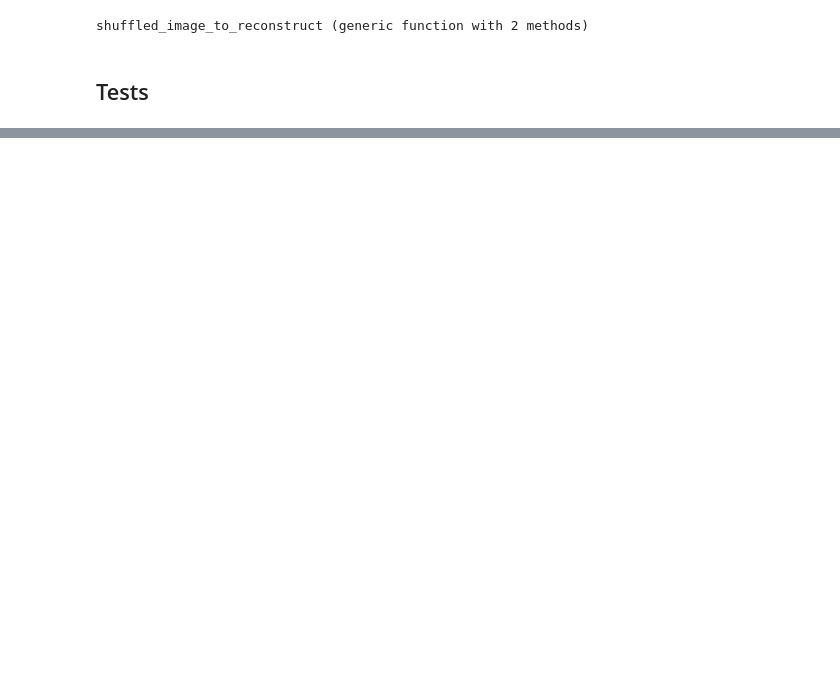
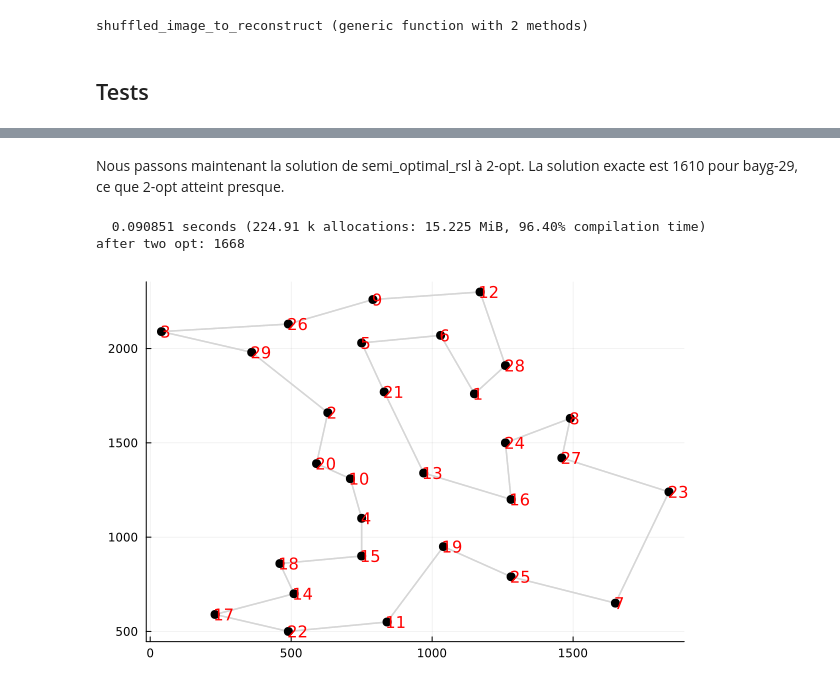
Before and after one commit to Ostrograd/mth6412b-starter-code, a Jupyter notebook: projet/phase4/phase4.ipynb, the cells around one changed output, grey strips where cells are left out. Cells and saved outputs as stored; diff of their text form; code cells hidden in the pictures; blank space fills up the shorter version.

```diff
--- a/projet/phase4/phase4.ipynb
+++ b/projet/phase4/phase4.ipynb
@@ -83,0 +236,14 @@ On peut tester cette dernières fonction sur différentes images. Voici les rés
+# %% [markdown]
+Nous passons maintenant la solution de semi_optimal_rsl à 2-opt. La solution exacte est 1610 pour bayg-29, ce que 2-opt atteint presque.
+# %%
+tour_indexes = Vector{Int64}([])
+for node in nodes_list
+    push!(tour_indexes, index(node))
+end
+@time two_opt_cycle_graph, two_opt_cycle, two_opt_cost = run_two_opt(bayg29, cycle, tour_indexes)
+println("after two opt: ", sum_of_weights(two_opt_cycle_graph))
+plot_graph(two_opt_cycle_graph)
+# %% [output]
+  0.090851 seconds (224.91 k allocations: 15.225 MiB, 96.40% compilation time)
+after two opt: 1668
+[figure, added]
```
Also changed, not shown: parts of 19 cells of this notebook, 7 other files.
